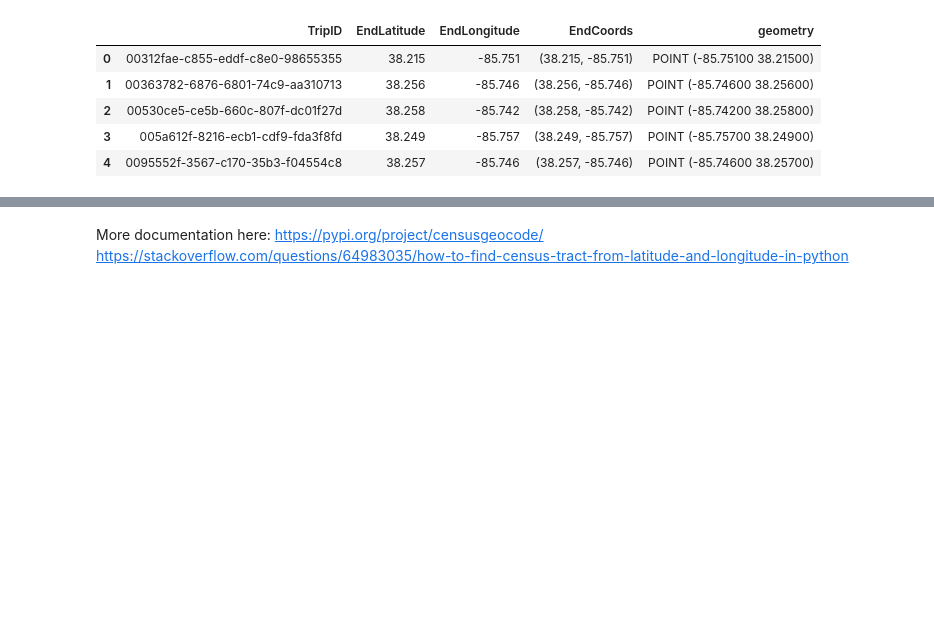
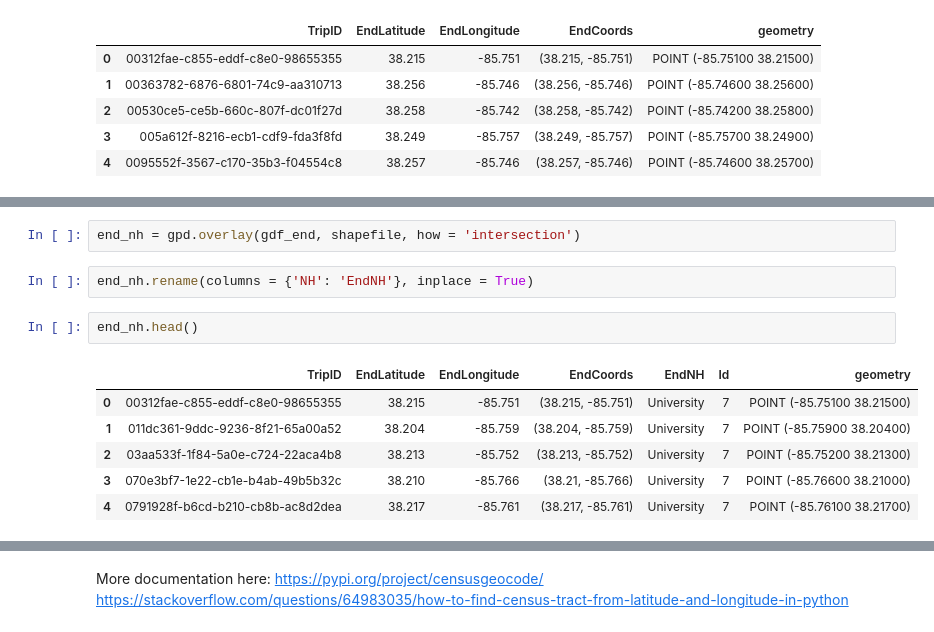
Before and after one commit to abhiram540/TripDataAnalysis-CityOfLouisville-DocklessVehicles, a Jupyter notebook: 7.6 Capstone Two Data Wrangling.ipynb, the cells around one changed output, grey strips where cells are left out. Drawn from its saved outputs; the diff is of its cells as text; blank space fills up the shorter version.

```diff
--- a/7.6 Capstone Two Data Wrangling.ipynb
+++ b/7.6 Capstone Two Data Wrangling.ipynb
@@ -985,0 +1023,13 @@ gdf_end.head()
+# %%
+end_nh = gpd.overlay(gdf_end, shapefile, how = 'intersection')
+# %%
+end_nh.rename(columns = {'NH': 'EndNH'}, inplace = True)
+# %%
+end_nh.head()
+# %% [output]
+|  | TripID | EndLatitude | EndLongitude | EndCoords | EndNH | Id | geometry |
+| 0 | 00312fae-c855-eddf-c8e0-98655355 | 38.215 | -85.751 | (38.215, -85.751) | University | 7 | POINT (-85.75100 38.21500) |
+| 1 | 011dc361-9ddc-9236-8f21-65a00a52 | 38.204 | -85.759 | (38.204, -85.759) | University | 7 | POINT (-85.75900 38.20400) |
+| 2 | 03aa533f-1f84-5a0e-c724-22aca4b8 | 38.213 | -85.752 | (38.213, -85.752) | University | 7 | POINT (-85.75200 38.21300) |
+| 3 | 070e3bf7-1e22-cb1e-b4ab-49b5b32c | 38.210 | -85.766 | (38.21, -85.766) | University | 7 | POINT (-85.76600 38.21000) |
+| 4 | 0791928f-b6cd-b210-cb8b-ac8d2dea | 38.217 | -85.761 | (38.217, -85.761) | University | 7 | POINT (-85.76100 38.21700) |
```
Also changed, not shown: parts of 22 cells of this notebook.
